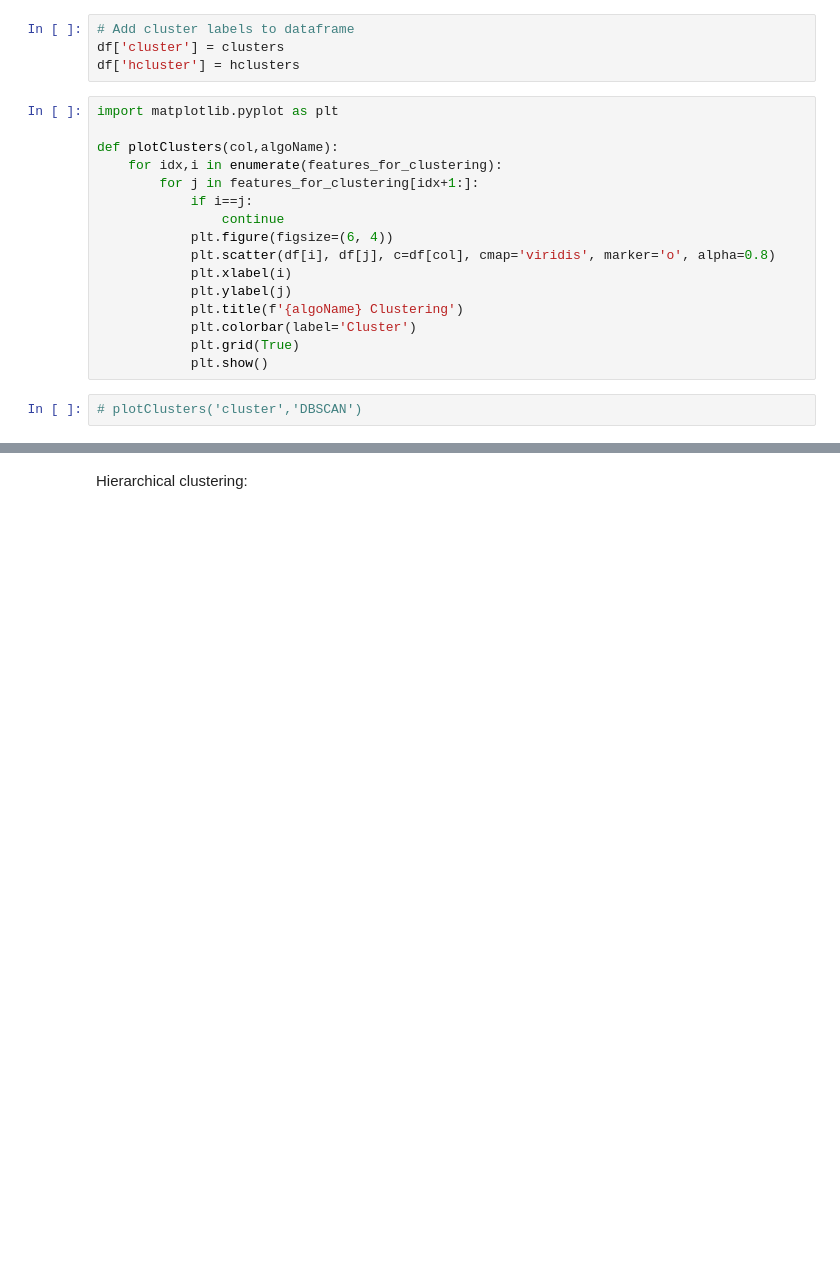
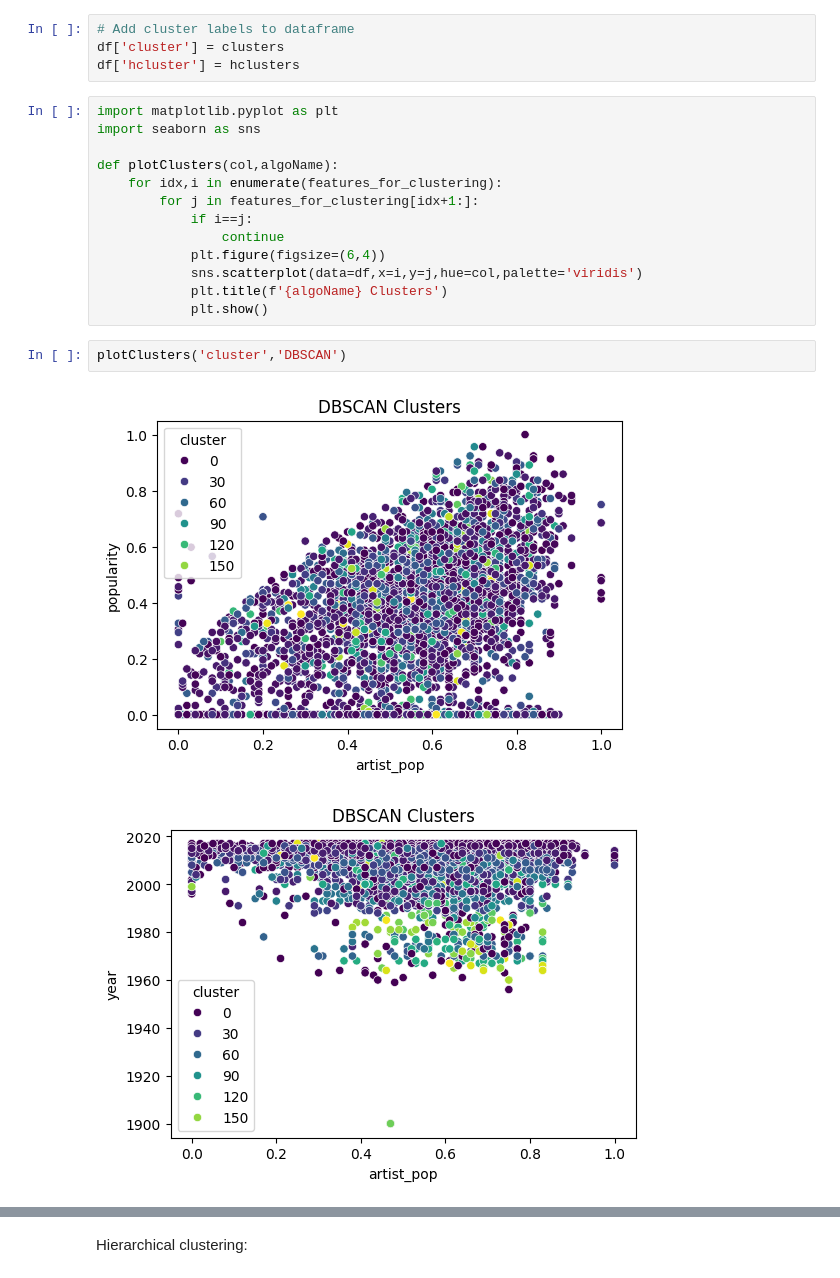
Before and after one commit to vitrag2003/Music-recommendation-system, a Jupyter notebook: Code/Dbscan_hierar.ipynb, the cells around one changed output, grey strips where cells are left out. Cells and saved outputs as stored; diff of their text form; blank space fills up the shorter version.

```diff
--- a/Code/Dbscan_hierar.ipynb
+++ b/Code/Dbscan_hierar.ipynb
@@ -107,19 +102,19 @@ df['cluster'] = clusters
 df['hcluster'] = hclusters
 # %%
 import matplotlib.pyplot as plt
+import seaborn as sns
 
 def plotClusters(col,algoName):
     for idx,i in enumerate(features_for_clustering):
         for j in features_for_clustering[idx+1:]:
             if i==j:
                 continue
-            plt.figure(figsize=(6, 4))
-            plt.scatter(df[i], df[j], c=df[col], cmap='viridis', marker='o', alpha=0.8)
-            plt.xlabel(i)
-            plt.ylabel(j)
-            plt.title(f'{algoName} Clustering')
-            plt.colorbar(label='Cluster')
-            plt.grid(True)
+            plt.figure(figsize=(6,4))
+            sns.scatterplot(data=df,x=i,y=j,hue=col,palette='viridis')
+            plt.title(f'{algoName} Clusters')
             plt.show()
 # %%
-# plotClusters('cluster','DBSCAN')
+plotClusters('cluster','DBSCAN')
+# %% [output]
+[figure, added]
+[figure, added]
```
Also changed, not shown: parts of 27 cells of this notebook, 3 other files.
